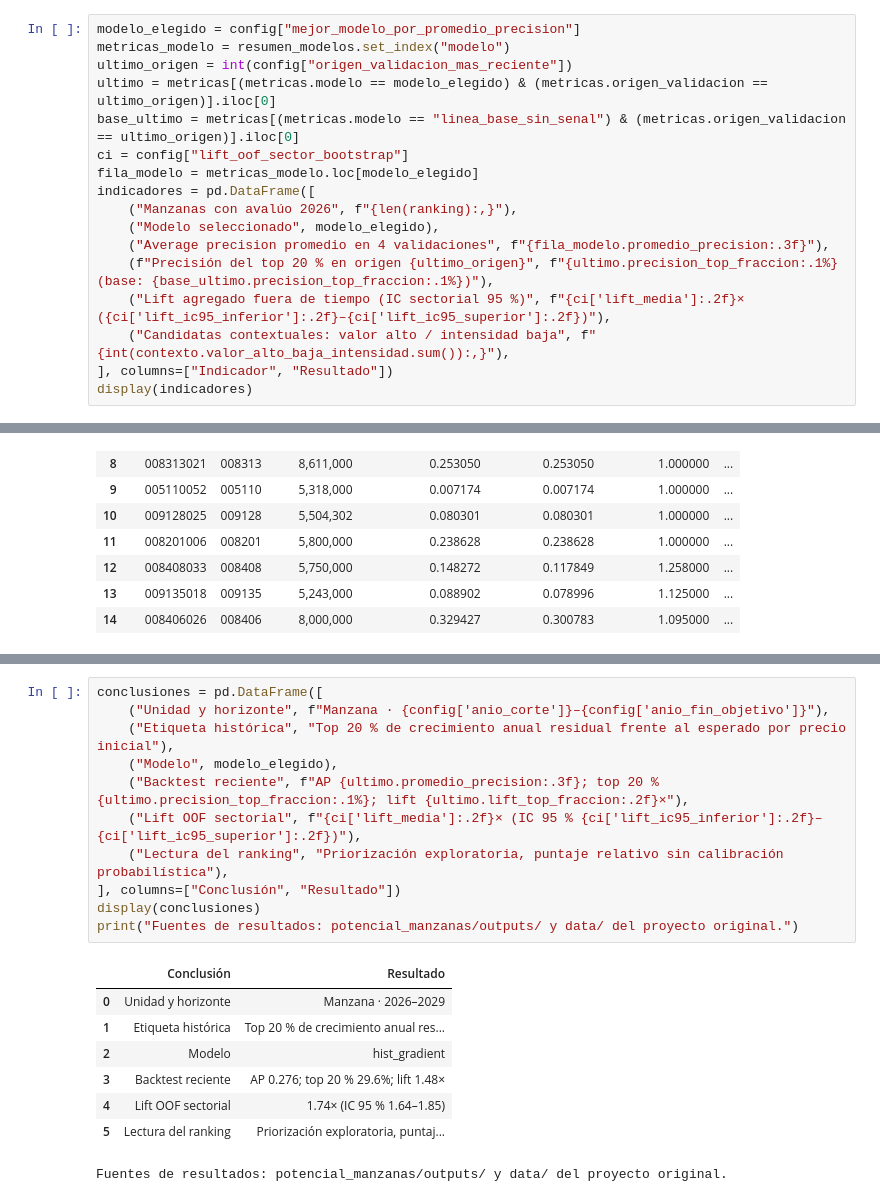
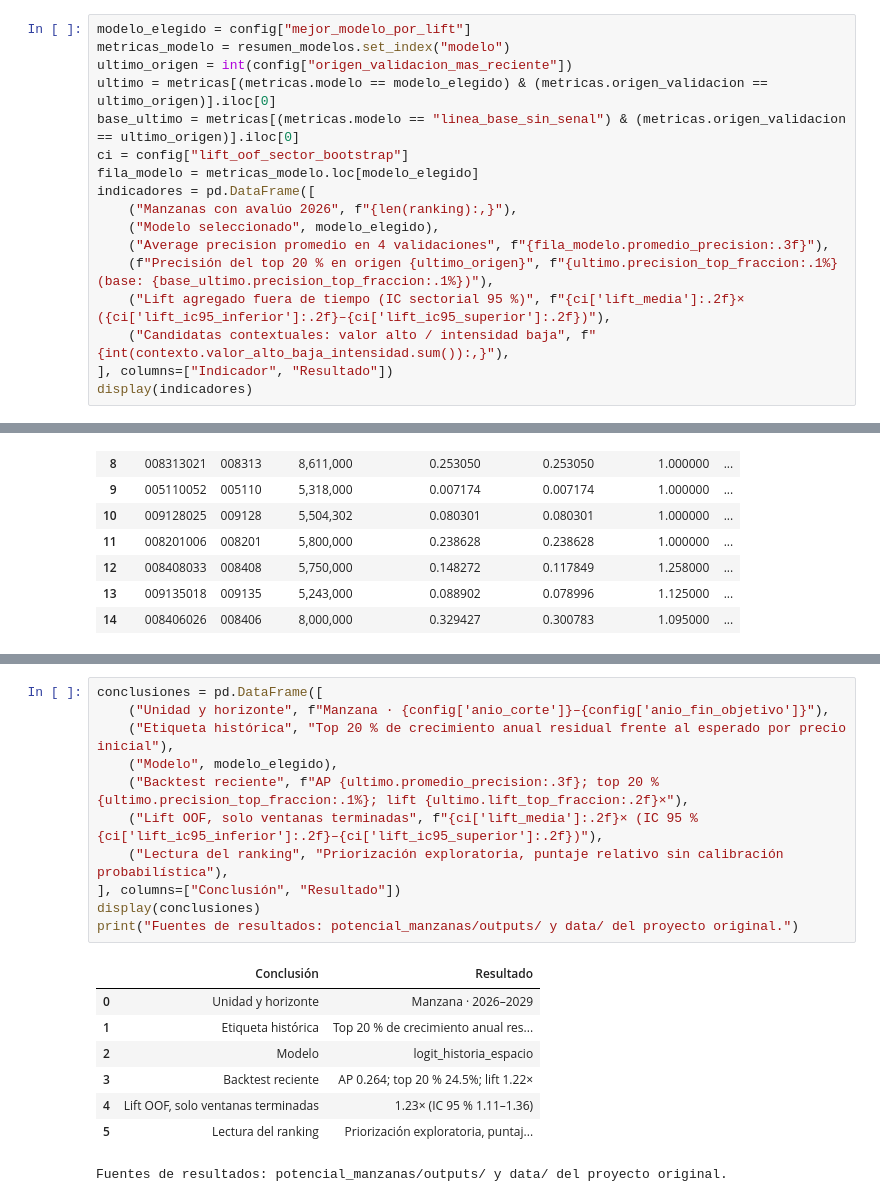
Before and after one commit to Andresdc11/Catastro_Project, a Jupyter notebook: potencial_manzanas/informe_potencial.ipynb, the cells around one changed output, grey strips where cells are left out. Drawn from its saved outputs; the diff is of its cells as text.

```diff
--- a/potencial_manzanas/informe_potencial.ipynb
+++ b/potencial_manzanas/informe_potencial.ipynb
@@ -80,5 +82,5 @@ La morfología de edificios se informa en un indicador contextual separado. Solo
 # %%
-modelo_elegido = config["mejor_modelo_por_promedio_precision"]
+modelo_elegido = config["mejor_modelo_por_lift"]
 metricas_modelo = resumen_modelos.set_index("modelo")
 ultimo_origen = int(config["origen_validacion_mas_reciente"])
 ultimo = metricas[(metricas.modelo == modelo_elegido) & (metricas.origen_validacion == ultimo_origen)].iloc[0]
@@ -624,20 +962,20 @@ Deflactar la serie con IPC; incorporar transacciones comparables si están dispo
 # %%
 conclusiones = pd.DataFrame([
     ("Unidad y horizonte", f"Manzana · {config['anio_corte']}–{config['anio_fin_objetivo']}"),
     ("Etiqueta histórica", "Top 20 % de crecimiento anual residual frente al esperado por precio inicial"),
     ("Modelo", modelo_elegido),
     ("Backtest reciente", f"AP {ultimo.promedio_precision:.3f}; top 20 % {ultimo.precision_top_fraccion:.1%}; lift {ultimo.lift_top_fraccion:.2f}×"),
-    ("Lift OOF sectorial", f"{ci['lift_media']:.2f}× (IC 95 % {ci['lift_ic95_inferior']:.2f}–{ci['lift_ic95_superior']:.2f})"),
+    ("Lift OOF, solo ventanas terminadas", f"{ci['lift_media']:.2f}× (IC 95 % {ci['lift_ic95_inferior']:.2f}–{ci['lift_ic95_superior']:.2f})"),
     ("Lectura del ranking", "Priorización exploratoria, puntaje relativo sin calibración probabilística"),
 ], columns=["Conclusión", "Resultado"])
 display(conclusiones)
 print("Fuentes de resultados: potencial_manzanas/outputs/ y data/ del proyecto original.")
 # %% [output]
 |  | Conclusión | Resultado |
 | 0 | Unidad y horizonte | Manzana · 2026–2029 |
 | 1 | Etiqueta histórica | Top 20 % de crecimiento anual res... |
-| 2 | Modelo | hist_gradient |
-| 3 | Backtest reciente | AP 0.276; top 20 % 29.6%; lift 1.48× |
-| 4 | Lift OOF sectorial | 1.74× (IC 95 % 1.64–1.85) |
+| 2 | Modelo | logit_historia_espacio |
+| 3 | Backtest reciente | AP 0.264; top 20 % 24.5%; lift 1.22× |
+| 4 | Lift OOF, solo ventanas terminadas | 1.23× (IC 95 % 1.11–1.36) |
 | 5 | Lectura del ranking | Priorización exploratoria, puntaj... |
 Fuentes de resultados: potencial_manzanas/outputs/ y data/ del proyecto original.
```
Also changed, not shown: parts of 24 cells of this notebook, 8 other files.
